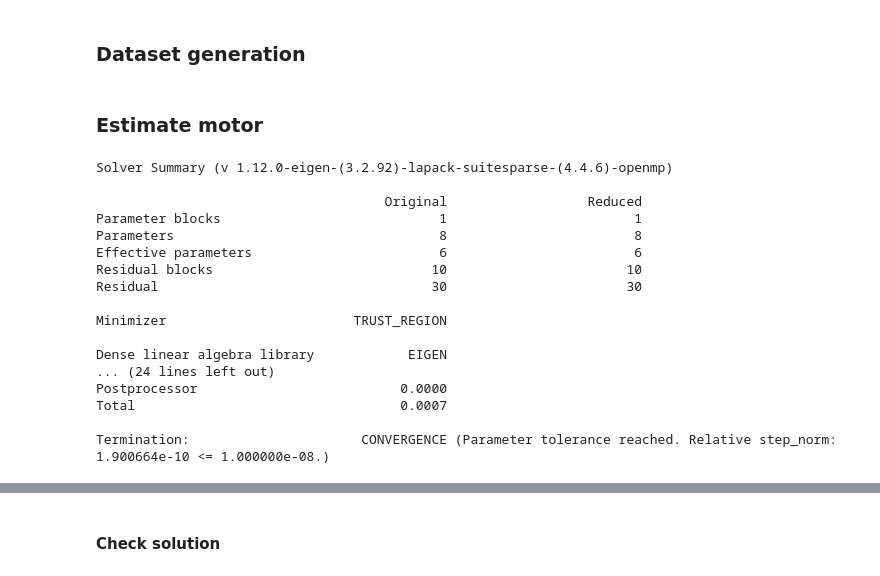
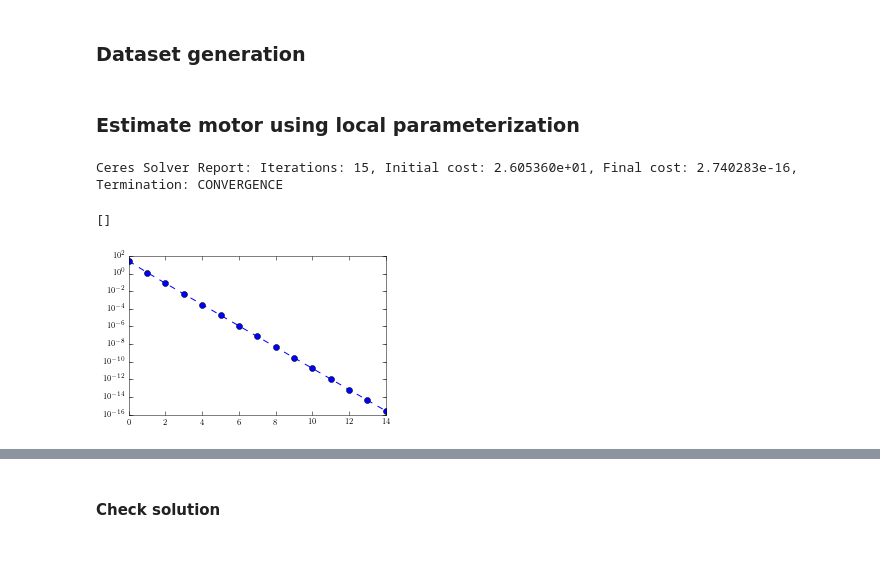
Before and after one commit to tingelst/game, a Jupyter notebook: python/gacse.ipynb, the cells around one changed output, grey strips where cells are left out. Drawn from its saved outputs; the diff is of its cells as text; code cells hidden in the pictures.

```diff
--- a/python/gacse.ipynb
+++ b/python/gacse.ipynb
@@ -56,31 +58,22 @@ points_b_noisy = [vsr.Vec(*(np.array(point)[:3]
                             + sigma * np.random.randn(3))).null()
                   for point in points_b]
 # %% [markdown]
-### Estimate motor
+### Estimate motor using local parameterization
 # %%
 initial_motor = vsr.Mot(1.0, 0.0, 0.0, 0.0, 0.0, 0.0, 0.0, 0.0)
 mes = MotorEstimationSolver(initial_motor)
 for a, b in zip(points_a, points_b):
-    mes.add_point_correspondences_residual_block(a,b)
+#     mes.add_point_correspondences_residual_block(a,b)
+    mes.add_point_distance_residual_block(a,b)
 mes.set_parameterization('BIVECTOR_GENERATOR')
 mes.linear_solver_type = 'DENSE_QR'
-(estimated_motor, summary) = mes.solve()
-print(summary['full_report'])
+(estimated_motor, summary_point_1) = mes.solve()
+print(summary_point_1['brief_report'])
 # %% [output]
-Solver Summary (v 1.12.0-eigen-(3.2.92)-lapack-suitesparse-(4.4.6)-openmp)
-
-                                     Original                  Reduced
-Parameter blocks                            1                        1
-Parameters                                  8                        8
-Effective parameters                        6                        6
-Residual blocks                            10                       10
-Residual                                   30                       30
-
-Minimizer                        TRUST_REGION
-
-Dense linear algebra library            EIGEN
-... (24 lines left out)
-Postprocessor                          0.0000
-Total                                  0.0007
-
-Termination:                      CONVERGENCE (Parameter tolerance reached. Relative step_norm: 1.900664e-10 <= 1.000000e-08.)
+Ceres Solver Report: Iterations: 15, Initial cost: 2.605360e+01, Final cost: 2.740283e-16, Termination: CONVERGENCE
+# %%
+plt.plot([it['cost'] for it in summary_point_1['iterations'] ], linestyle='--', marker='o')
+plt.semilogy()
+# %% [output]
+[]
+[figure, added]
```
Also changed, not shown: parts of 46 cells of this notebook.
